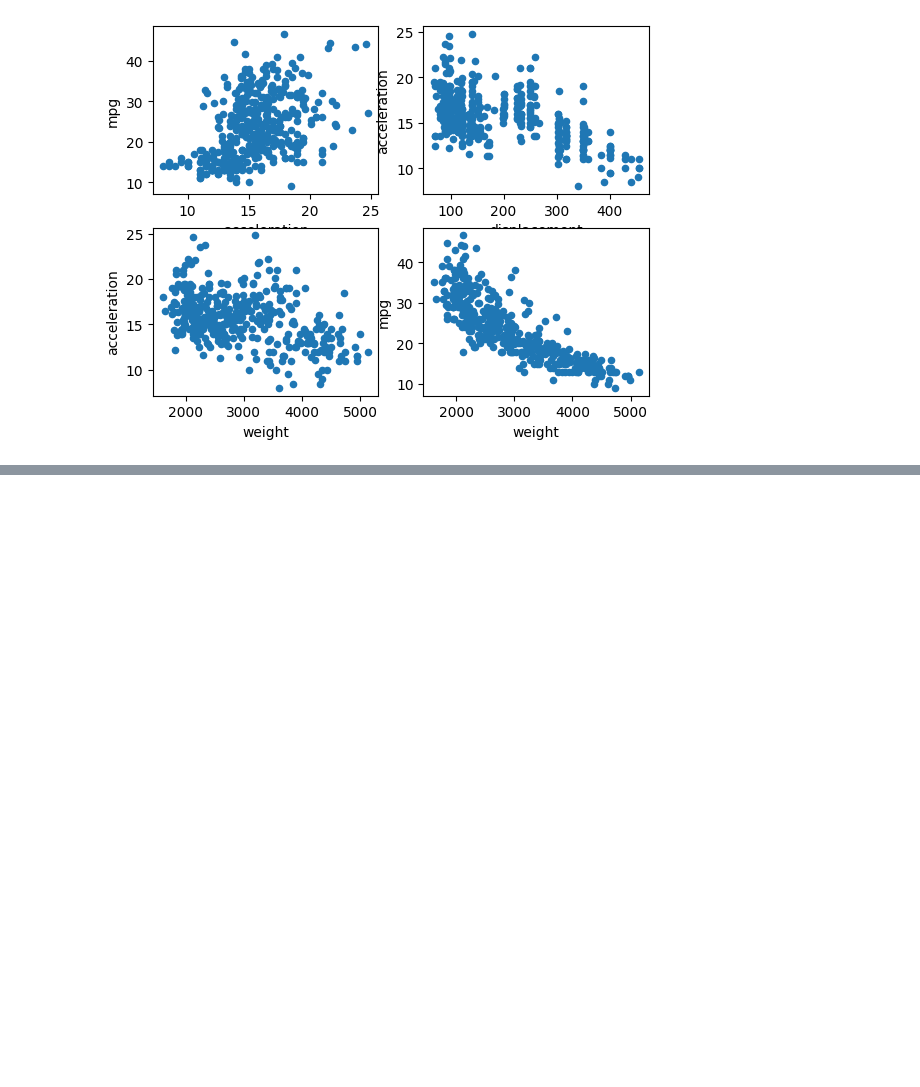
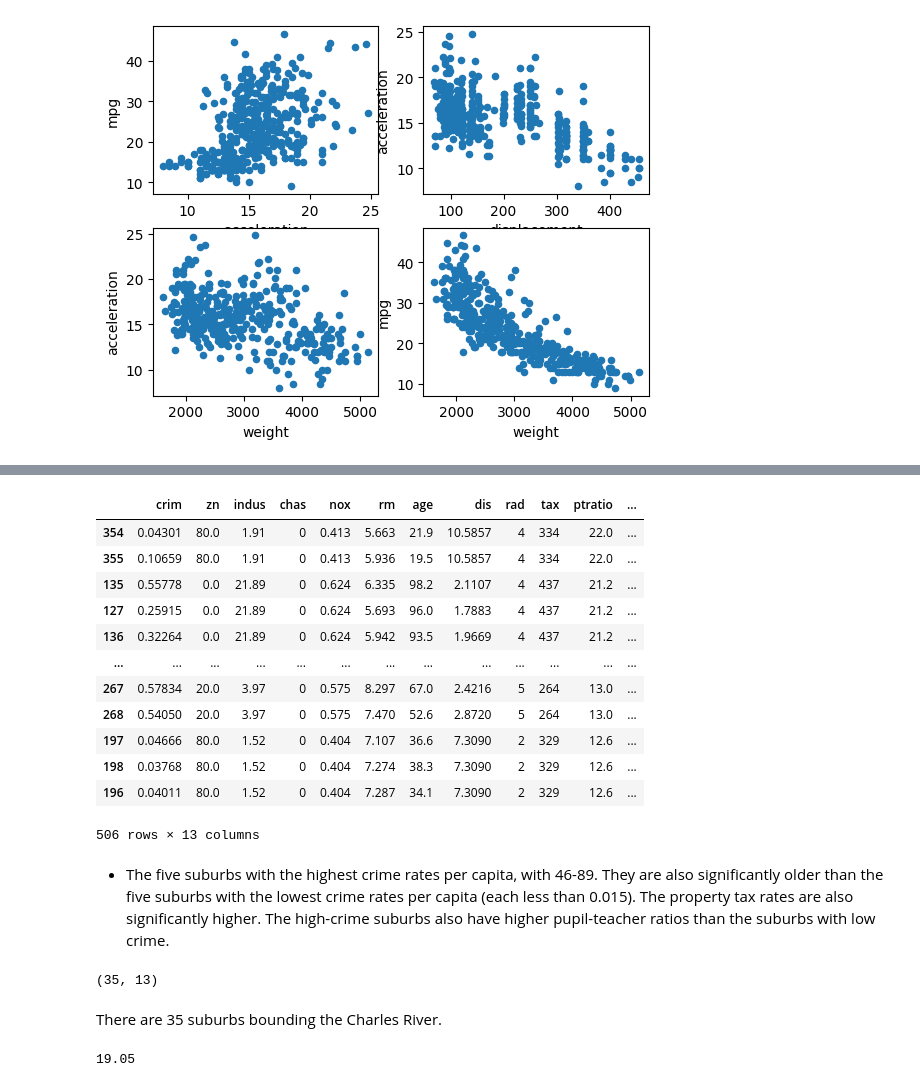
Before and after one commit to Squirrelcoding/ISLP, a Jupyter notebook: ISLP_Lab_1.ipynb, the cells around one changed output, grey strips where cells are left out. Saved outputs shown, nothing was run; the diff lists cells and outputs as text; code cells hidden in the pictures; blank space fills up the shorter version.

```diff
--- a/ISLP_Lab_1.ipynb
+++ b/ISLP_Lab_1.ipynb
@@ -390,0 +438,28 @@ auto.plot.scatter(x='weight', y='mpg', ax=ax[1, 1])
+# %%
+Boston.sort_values(by=['ptratio'], ascending=False)
+# %% [output]
+|  | crim | zn | indus | chas | nox | rm | age | dis | rad | tax | ptratio | ... |
+| 354 | 0.04301 | 80.0 | 1.91 | 0 | 0.413 | 5.663 | 21.9 | 10.5857 | 4 | 334 | 22.0 | ... |
+| 355 | 0.10659 | 80.0 | 1.91 | 0 | 0.413 | 5.936 | 19.5 | 10.5857 | 4 | 334 | 22.0 | ... |
+| 135 | 0.55778 | 0.0 | 21.89 | 0 | 0.624 | 6.335 | 98.2 | 2.1107 | 4 | 437 | 21.2 | ... |
+| 127 | 0.25915 | 0.0 | 21.89 | 0 | 0.624 | 5.693 | 96.0 | 1.7883 | 4 | 437 | 21.2 | ... |
+| 136 | 0.32264 | 0.0 | 21.89 | 0 | 0.624 | 5.942 | 93.5 | 1.9669 | 4 | 437 | 21.2 | ... |
+| ... | ... | ... | ... | ... | ... | ... | ... | ... | ... | ... | ... | ... |
+| 267 | 0.57834 | 20.0 | 3.97 | 0 | 0.575 | 8.297 | 67.0 | 2.4216 | 5 | 264 | 13.0 | ... |
+| 268 | 0.54050 | 20.0 | 3.97 | 0 | 0.575 | 7.470 | 52.6 | 2.8720 | 5 | 264 | 13.0 | ... |
+| 197 | 0.04666 | 80.0 | 1.52 | 0 | 0.404 | 7.107 | 36.6 | 7.3090 | 2 | 329 | 12.6 | ... |
+| 198 | 0.03768 | 80.0 | 1.52 | 0 | 0.404 | 7.274 | 38.3 | 7.3090 | 2 | 329 | 12.6 | ... |
+| 196 | 0.04011 | 80.0 | 1.52 | 0 | 0.404 | 7.287 | 34.1 | 7.3090 | 2 | 329 | 12.6 | ... |
+506 rows × 13 columns
+# %% [markdown]
+- The five suburbs with the highest crime rates per capita, with 46-89. They are also significantly older than the five suburbs with the lowest crime rates per capita (each less than 0.015). The property tax rates are also significantly higher. The high-crime suburbs also have higher pupil-teacher ratios than the suburbs with low crime.
+# %%
+Boston[Boston['chas'] == 1].shape
+# %% [output]
+(35, 13)
+# %% [markdown]
+There are 35 suburbs bounding the Charles River.
+# %%
+Boston['ptratio'].median()
+# %% [output]
+19.05
```
Also changed, not shown: parts of 16 cells of this notebook.
